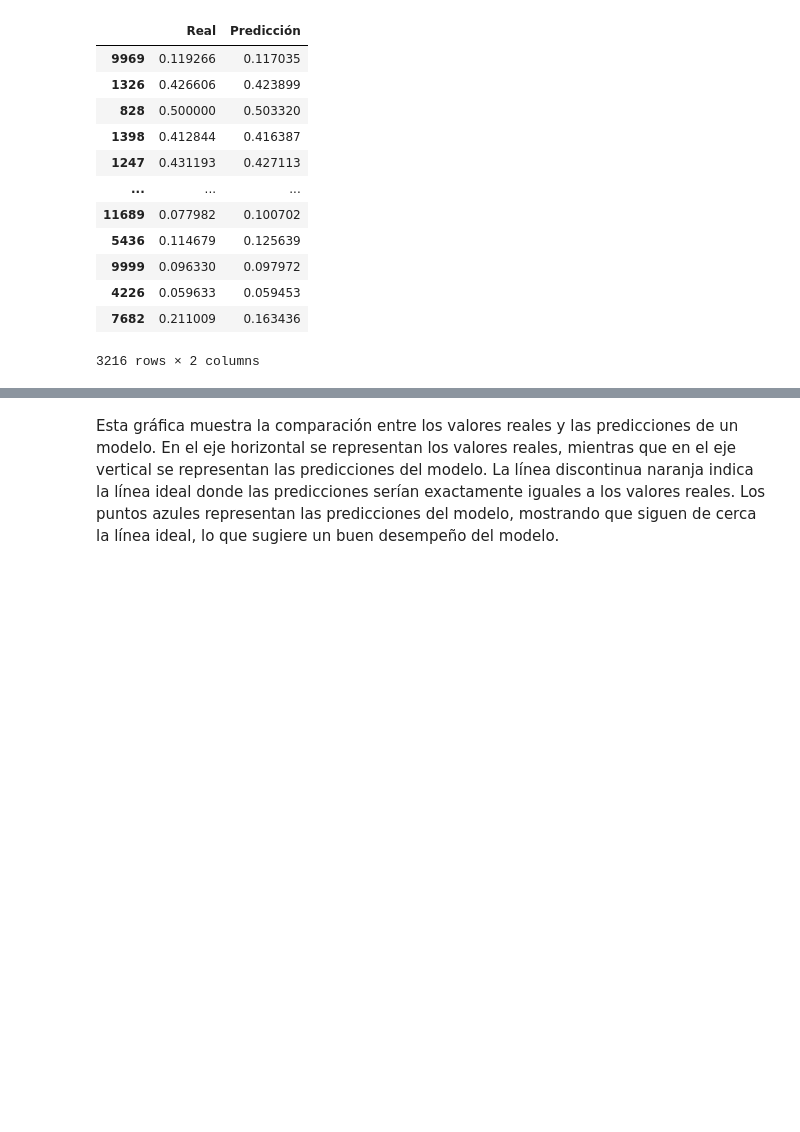
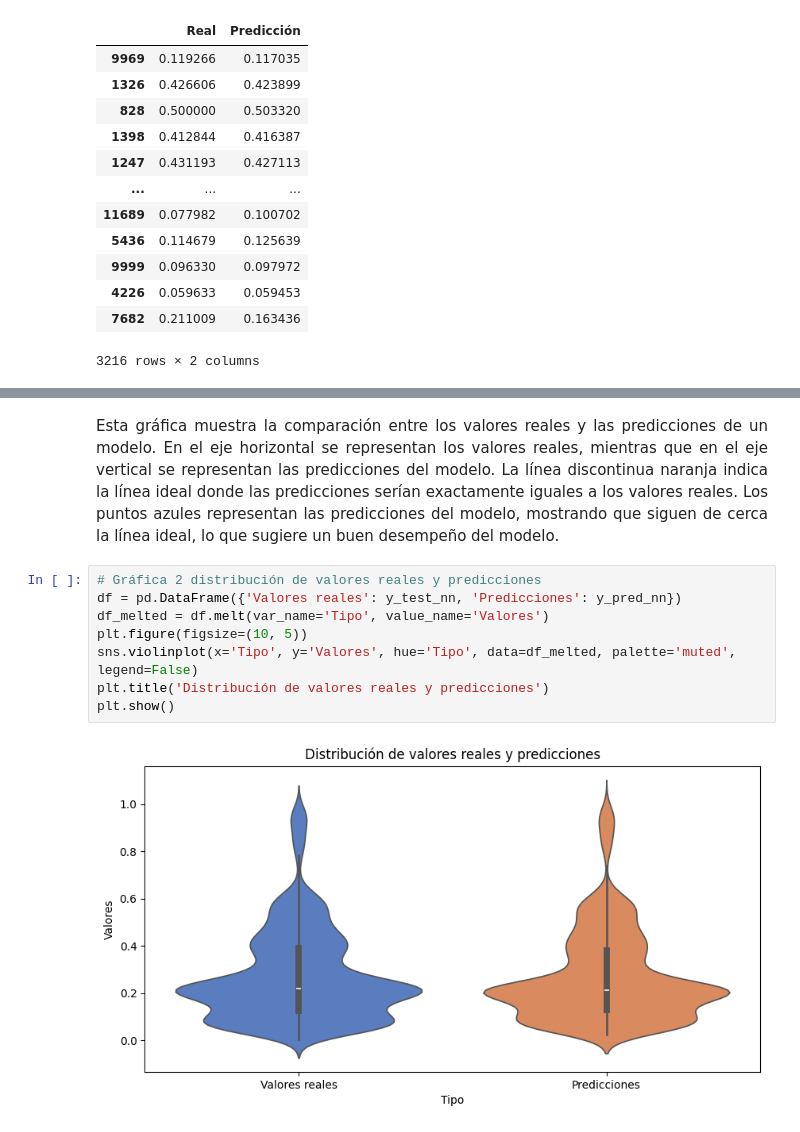
Before and after one commit to ricardordf/IA_visual, a Jupyter notebook: ML_A6.ipynb, the cells around one changed output, grey strips where cells are left out. Saved outputs shown, nothing was run; the diff lists cells and outputs as text; blank space fills up the shorter version.

Commit message:
[FIX] Revisado hasta el punto 4

```diff
--- a/ML_A6.ipynb
+++ b/ML_A6.ipynb
@@ -863,4 +873,14 @@ plt.show()
 # %% [output]
 [figure]
 # %% [markdown]
-Esta gráfica muestra la comparación entre los valores reales y las predicciones de un modelo. En el eje horizontal se representan los valores reales, mientras que en el eje vertical se representan las predicciones del modelo. La línea discontinua naranja indica la línea ideal donde las predicciones serían exactamente iguales a los valores reales. Los puntos azules representan las predicciones del modelo, mostrando que siguen de cerca la línea ideal, lo que sugiere un buen desempeño del modelo.
+<div style="text-align: justify">Esta gráfica muestra la comparación entre los valores reales y las predicciones de un modelo. En el eje horizontal se representan los valores reales, mientras que en el eje vertical se representan las predicciones del modelo. La línea discontinua naranja indica la línea ideal donde las predicciones serían exactamente iguales a los valores reales. Los puntos azules representan las predicciones del modelo, mostrando que siguen de cerca la línea ideal, lo que sugiere un buen desempeño del modelo.
+# %%
+# Gráfica 2 distribución de valores reales y predicciones
+df = pd.DataFrame({'Valores reales': y_test_nn, 'Predicciones': y_pred_nn})
+df_melted = df.melt(var_name='Tipo', value_name='Valores')
+plt.figure(figsize=(10, 5))
+sns.violinplot(x='Tipo', y='Valores', hue='Tipo', data=df_melted, palette='muted', legend=False)
+plt.title('Distribución de valores reales y predicciones')
+plt.show()
+# %% [output]
+[figure, added]
```
Also changed, not shown: parts of 34 cells of this notebook.
